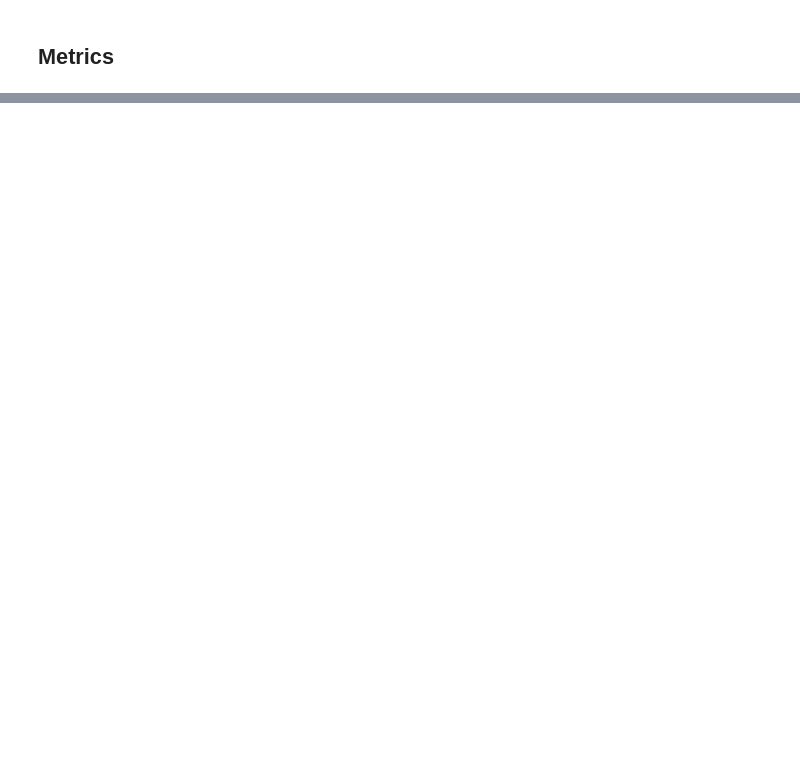
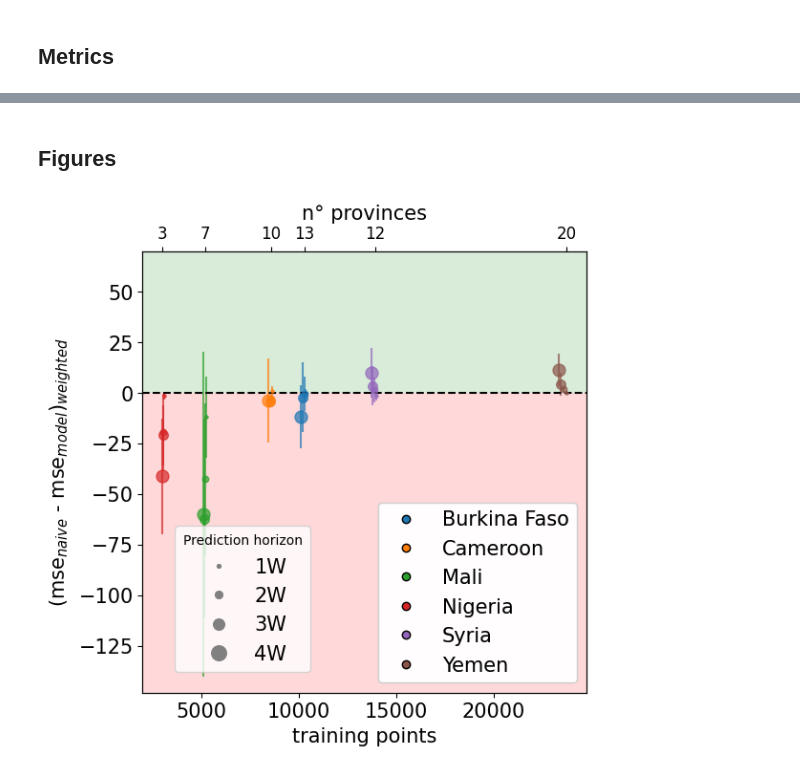
Before and after one commit to pietro-foini/ISI-WFP, a Jupyter notebook: Time-series Forecasting/RESULTS&ANALYSIS/Forecasting - All countries - Variance.ipynb, the cells around one changed output, grey strips where cells are left out. Drawn from its saved outputs; the diff is of its cells as text; code cells hidden in the pictures; blank space fills up the shorter version.

```diff
--- a/Time-series Forecasting/RESULTS&ANALYSIS/Forecasting - All countries - Variance.ipynb
+++ b/Time-series Forecasting/RESULTS&ANALYSIS/Forecasting - All countries - Variance.ipynb
@@ -155,0 +180,5 @@ array([<AxesSubplot:title={'center':'index'}, xlabel='[Country]'>,
+# %%
+# Compute difference between loss model and naive.
+results = df.stack(["Country", "Split"])
+results["mse_difference"] = results["mse_naive"] - results["mse_model"]
+results["mse_ratio"] = results["mse_naive"] / results["mse_model"]
@@ -155,0 +196,14 @@ array([<AxesSubplot:title={'center':'index'}, xlabel='[Country]'>,
+# %%
+def get_w_avg_mse_diff(x, target, weight):
+    # Weigthed average.
+    w_avg_mse_diff, w_std_mse_diff = weighted_avg_and_std(x[target], x[weight])
+    ci = 2.776*w_std_mse_diff/np.sqrt(5) #t_{4,0.025}=2.776
+    # Average training points.
+    training_points = np.mean(x["training points"])
+    return pd.Series([w_avg_mse_diff, w_std_mse_diff, ci, training_points],
+                     index = ["w_avg_mse_diff", "w_std_mse_diff", "ci", "training_points"])
+# %%
+# Compute weighted average and std.
+results_w = results.groupby(axis = 0, level = ["Country", "Prediction horizon"]).apply(lambda x: get_w_avg_mse_diff(x, "mse_difference", "variance"))
+results_w = results_w.unstack(["Country"]).reorder_levels([1, 0], axis = 1).sort_index(axis = 1)
+results_w.head()
@@ -155,0 +220,60 @@ array([<AxesSubplot:title={'center':'index'}, xlabel='[Country]'>,
+# %% [markdown]
+## Figures
+# %%
+fig, axs = plt.subplots(figsize = (6, 6))
+
+CURRENT_COUNTRIES = list(results_w.columns.get_level_values("Country").unique())
+
+n_provinces = []
+for i, country in enumerate(CURRENT_COUNTRIES):
+    tmp_results = results_w[country]
+    # Select some prediction horizon for visualiztion.
+    tmp_results = tmp_results.loc[[7, 14, 21, 28]]
+
+    # Provinces.
+    with open(f"{PROJECT_ROOT}/{country}/standard/provinces_considered", "rb") as fp:
+        provinces = pickle.load(fp)
+    n_provinces.append((len(provinces[country]), tmp_results["training_points"].mean().mean()))
+
+    for j in range(len(tmp_results)):
+        axs.errorbar(tmp_results.iloc[j]["training_points"], tmp_results.iloc[j]["w_avg_mse_diff"],
+                     yerr = tmp_results.iloc[j]["w_std_mse_diff"], marker = "o", linestyle = "none",
+                     color = sns.color_palette("tab10")[i], markersize = tmp_results.index[j]/3,
+                     alpha = 0.7)
+
+# Add 0 line.
+axs.axhline(y = 0, color = "black", linestyle = "--")
+
+ax2 = axs.twiny()
+ax2.plot([x[1] for x in n_provinces], np.ones(len(n_provinces)), alpha = 0) # Create a dummy plot
+xticks = ax2.get_xticks()
+ax2.set_xticks([x[1] for x in n_provinces])
+ax2.set_xticklabels([str(x[0]) for x in n_provinces], fontdict = {'fontsize': 12})
+ax2.set_xlabel("n° provinces")
+
+# Legend.
+h = [plt.plot([],[], color = sns.color_palette("tab10")[i], marker = "o", ls = "", markeredgewidth = 1,
+              markeredgecolor = "black")[0] for i, country in enumerate(CURRENT_COUNTRIES)]
+h = plt.legend(handles = h, labels = CURRENT_COUNTRIES, loc = "lower right")
+
+h1 = [plt.plot([],[], color = "gray", marker = "o", ms = i, ls = "")[0] for i in tmp_results.index.values/2.5]
+axs.legend(handles = h1, labels = ["1W", "2W", "3W", "4W"], loc = "upper right", bbox_to_anchor = (0.4,0.4),
+           title = "Prediction horizon")
+
+plt.gca().add_artist(h)
+
+axs.set_xlabel("training points")
+axs.set_ylabel("(mse$_{naive}$ - mse$_{model}$)$_{weighted}$")
+
+a = (axs.get_xlim()[0], axs.get_xlim()[1])
+b = (axs.get_ylim()[0], 70)
+
+axs.fill_between(np.arange(a[0], a[1]), 0, b[1], facecolor = "green", alpha = 0.15)
+axs.fill_between(np.arange(a[0], a[1]), 0, b[0], facecolor = "red", alpha = 0.15)
+
+axs.set_xlim(a)
+axs.set_ylim((b[0], 70))
+
+fig.savefig(f"./IMAGES/{NAME_ANALYSIS}/w_all_countries_{TYPE_ANALYSIS}.png" , bbox_inches = "tight", dpi = 300)
+# %% [output]
+[figure, added]
```
Also changed, not shown: parts of 25 cells of this notebook, 48 other files.
